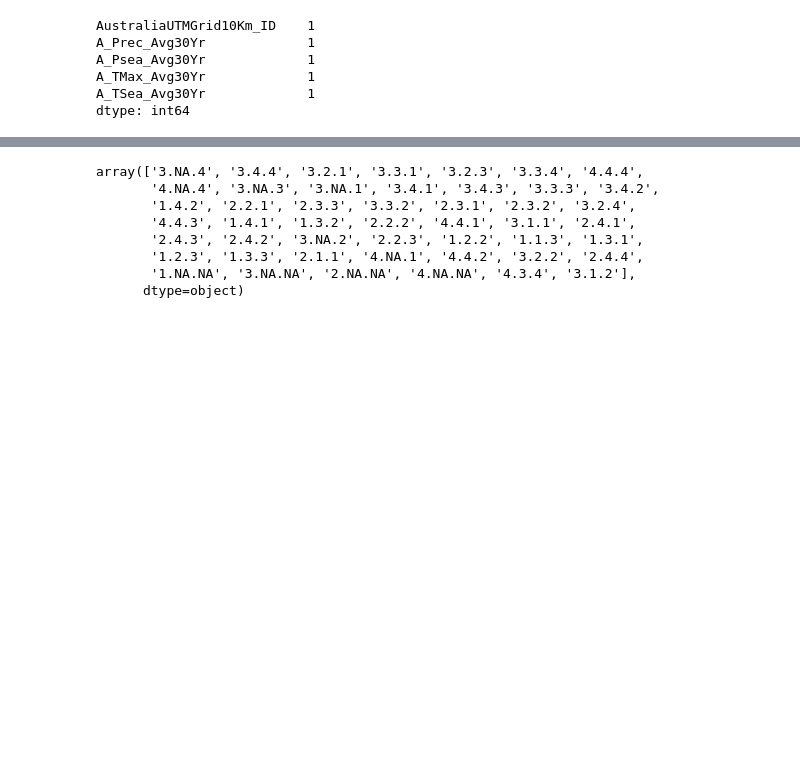
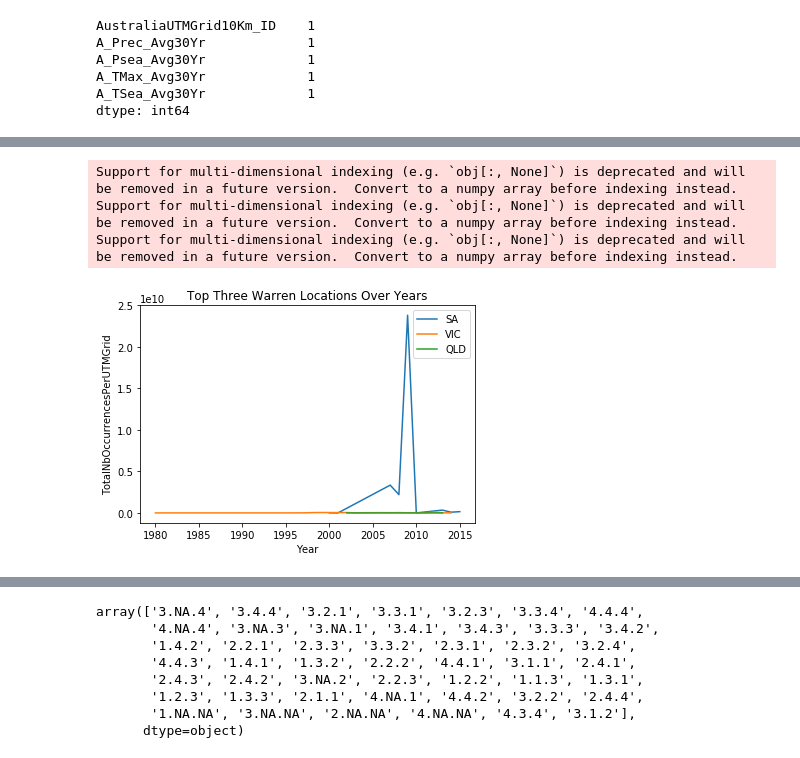
Before and after one commit to MichaelSalSail/Rabbits_ML_3HJ, a Jupyter notebook: Beware_Bunnies_Apr_19 - Edited_Dor.ipynb, the cells around one changed output, grey strips where cells are left out. Cells and saved outputs as stored; diff of their text form; code cells hidden in the pictures; blank space fills up the shorter version.

```diff
--- a/Beware_Bunnies_Apr_19 - Edited_Dor.ipynb
+++ b/Beware_Bunnies_Apr_19 - Edited_Dor.ipynb
@@ -457,0 +523,26 @@ The amount of unique 30 year values is closely correlated w/ the number of uniqu
+# %%
+warren_QLD=warren_locations[warren_locations['AustraliaState']=='QLD'] # SA
+warren_VIC=warren_locations[warren_locations['AustraliaState']=='VIC'] # VIC
+warren_SA=warren_locations[warren_locations['AustraliaState']=='SA']   # QLD
+
+# 'VIC' is labeled as 'VIC'.
+# 'QLD' is labeled as 'SA'.
+# 'SA' is labeled as 'QLD'.
+
+warren_VIC_year=warren_VIC.groupby(['Year']).sum()
+warren_SA_year=warren_SA.groupby(['Year']).sum()
+warren_QLD_year=warren_QLD.groupby(['Year']).sum()
+
+plt.plot(warren_QLD_year.index, warren_QLD_year.TotalNbOccurrencesPerUTMGrid)
+plt.plot(warren_VIC_year.index, warren_VIC_year.TotalNbOccurrencesPerUTMGrid)
+plt.plot(warren_SA_year.index, warren_SA_year.TotalNbOccurrencesPerUTMGrid)
+plt.title('Top Three Warren Locations Over Years')
+plt.ylabel('TotalNbOccurrencesPerUTMGrid')
+plt.xlabel('Year')
+plt.legend(['SA','VIC','QLD'])
+plt.show()
+# %% [output]
+Support for multi-dimensional indexing (e.g. `obj[:, None]`) is deprecated and will be removed in a future version.  Convert to a numpy array before indexing instead.
+Support for multi-dimensional indexing (e.g. `obj[:, None]`) is deprecated and will be removed in a future version.  Convert to a numpy array before indexing instead.
+Support for multi-dimensional indexing (e.g. `obj[:, None]`) is deprecated and will be removed in a future version.  Convert to a numpy array before indexing instead.
+[figure, added]
```
Also changed, not shown: parts of 99 cells of this notebook.
